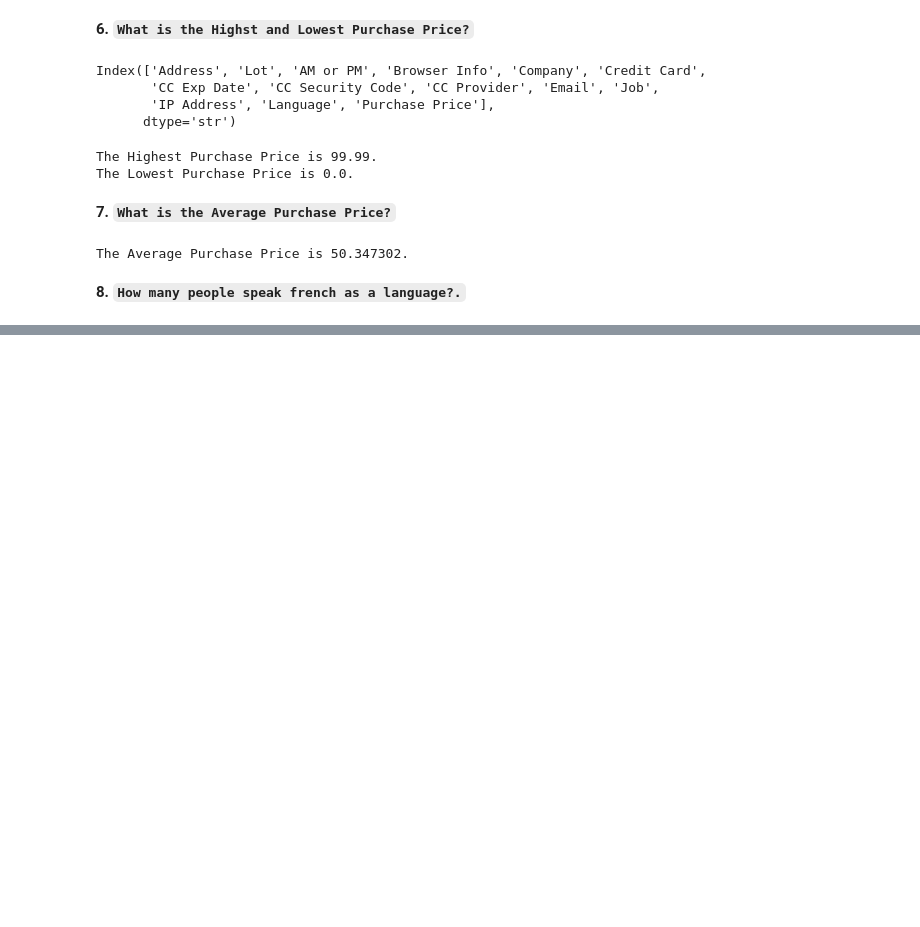
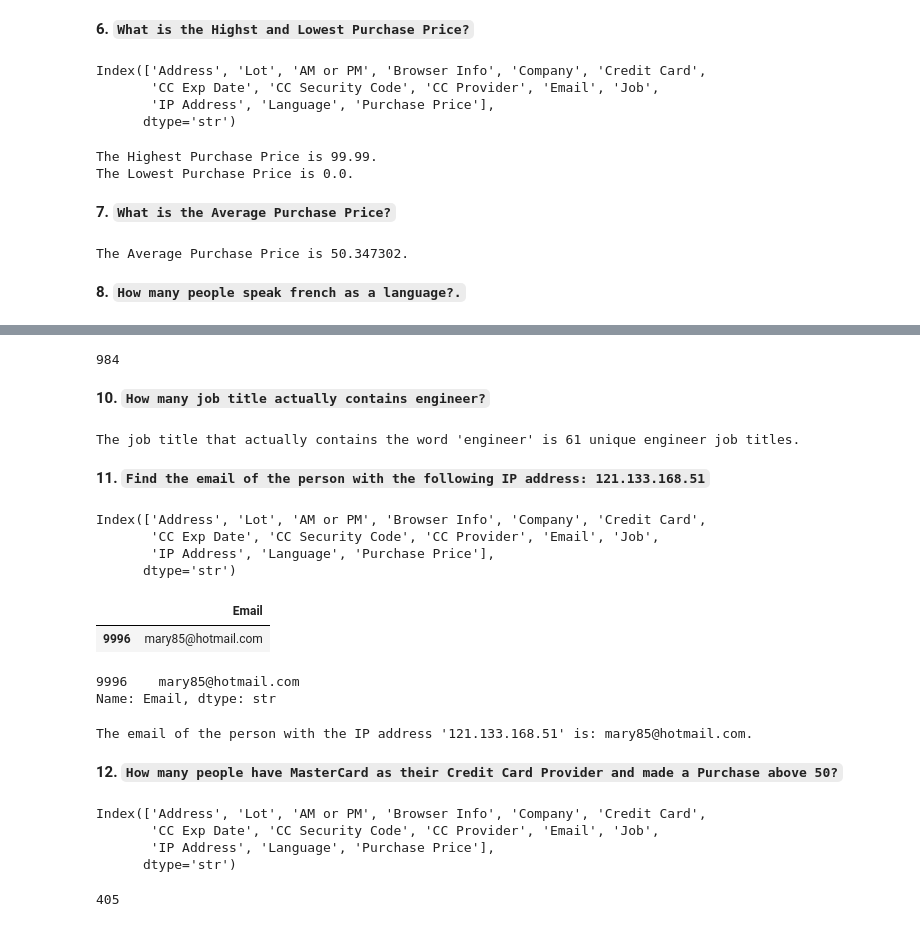
Before and after one commit to larrysman/python-for-data-analytics-and-business-intelligence, a Jupyter notebook: project 2/e_commerce_purchases_analysis.ipynb, the cells around one changed output, grey strips where cells are left out. Drawn from its saved outputs; the diff is of its cells as text; code cells hidden in the pictures; blank space fills up the shorter version.

```diff
--- a/project 2/e_commerce_purchases_analysis.ipynb
+++ b/project 2/e_commerce_purchases_analysis.ipynb
@@ -159,0 +273,47 @@ The Average Purchase Price is 50.347302.
+# %%
+# ALTERNATIVELY, WE CAN USE THE STR.CONTAINS() METHOD TO CHECK IF THE JOB TITLE CONTAINS THE WORD "ENGINEER" AND THEN COUNT THE NUMBER OF TRUE VALUES
+len(data[data["Job"].str.contains("engineer", case=False, na=False)])
+# %% [output]
+984
+# %% [markdown]
+**10. `How many job title actually contains engineer?`**
+# %%
+print(f"The job title that actually contains the word 'engineer' is {data['Job'].apply(contain_engineer).dropna().nunique()} unique engineer job titles.")
+# %% [output]
+The job title that actually contains the word 'engineer' is 61 unique engineer job titles.
+# %% [markdown]
+**11. `Find the email of the person with the following IP address: 121.133.168.51`**
+# %%
+data.columns
+# %% [output]
+Index(['Address', 'Lot', 'AM or PM', 'Browser Info', 'Company', 'Credit Card',
+       'CC Exp Date', 'CC Security Code', 'CC Provider', 'Email', 'Job',
+       'IP Address', 'Language', 'Purchase Price'],
+      dtype='str')
+# %%
+data[data["IP Address"] == "121.133.168.51"][["Email"]]
+# %% [output]
+|  | Email |
+| 9996 | mary85@hotmail.com |
+# %%
+data[data["IP Address"] == "121.133.168.51"]["Email"]
+# %% [output]
+9996    mary85@hotmail.com
+Name: Email, dtype: str
+# %%
+print(f"The email of the person with the IP address '121.133.168.51' is: {data[data['IP Address'] == '121.133.168.51']['Email'].iloc[0]}.")
+# %% [output]
+The email of the person with the IP address '121.133.168.51' is: mary85@hotmail.com.
+# %% [markdown]
+**12. `How many people have MasterCard as their Credit Card Provider and made a Purchase above 50?`**
+# %%
+data.columns
+# %% [output]
+Index(['Address', 'Lot', 'AM or PM', 'Browser Info', 'Company', 'Credit Card',
+       'CC Exp Date', 'CC Security Code', 'CC Provider', 'Email', 'Job',
+       'IP Address', 'Language', 'Purchase Price'],
+      dtype='str')
+# %%
+len(data[(data["CC Provider"] == "Mastercard") & (data["Purchase Price"] > 50)])
+# %% [output]
+405
```
Also changed, not shown: parts of 17 cells of this notebook, 1 other file.
